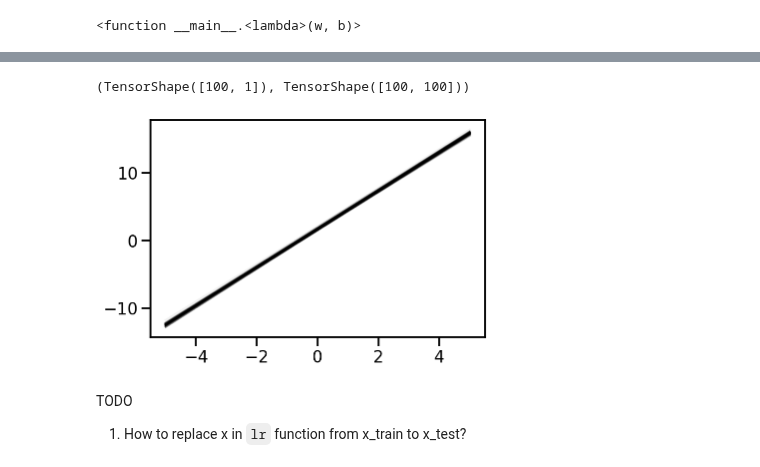
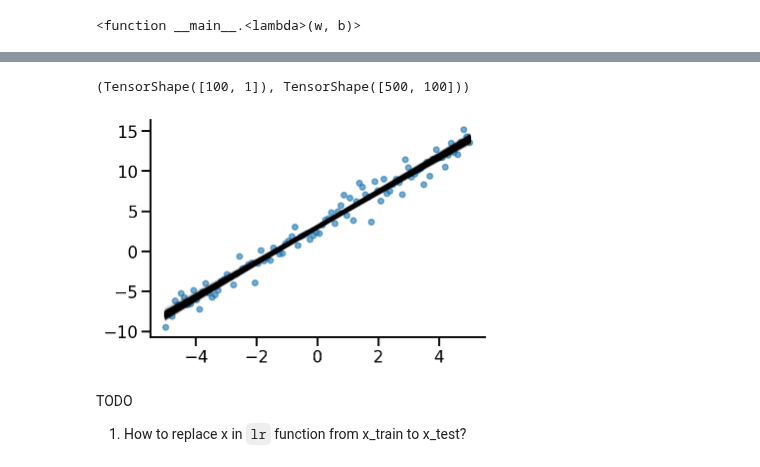
Before and after one commit to nipunbatra/blog-old, a Jupyter notebook: _notebooks/2022-02-05-lr.ipynb, the cells around one changed output, grey strips where cells are left out. Saved outputs shown, nothing was run; the diff lists cells and outputs as text; code cells hidden in the pictures.

```diff
--- a/_notebooks/2022-02-05-lr.ipynb
+++ b/_notebooks/2022-02-05-lr.ipynb
@@ -147,15 +144,17 @@ qw_mean, qw_stddv, qb_mean, qb_stddv
 # %%
-s_qw, s_qb = surrogate_posterior.sample(100)
+s_qw, s_qb = surrogate_posterior.sample(500)
 # %%
 ys = tf.linalg.matvec(x, s_qw) + s_qb
 # %%
 x.shape, ys.shape
 # %% [output]
-(TensorShape([100, 1]), TensorShape([100, 100]))
+(TensorShape([100, 1]), TensorShape([500, 100]))
 # %%
 plt.plot(x, ys.numpy().T, color='k', alpha=0.05);
+plt.scatter(x, y_train, s=30, alpha=0.6)
+sns.despine()
 # %% [output]
-[figure, old version]
+[figure, new version]
 # %% [markdown]
 TODO
 
```
Also changed, not shown: parts of 5 cells of this notebook, 2 other files.
